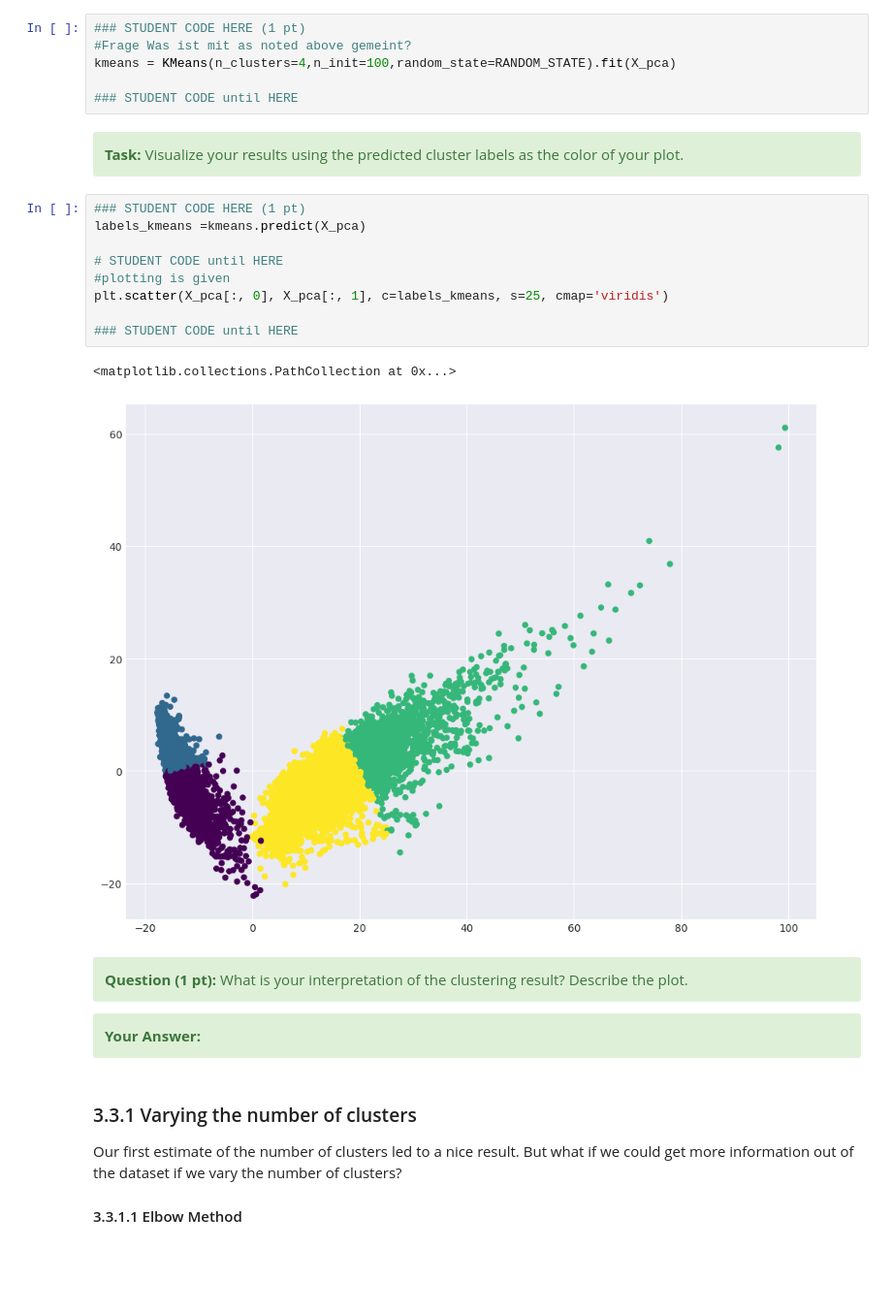
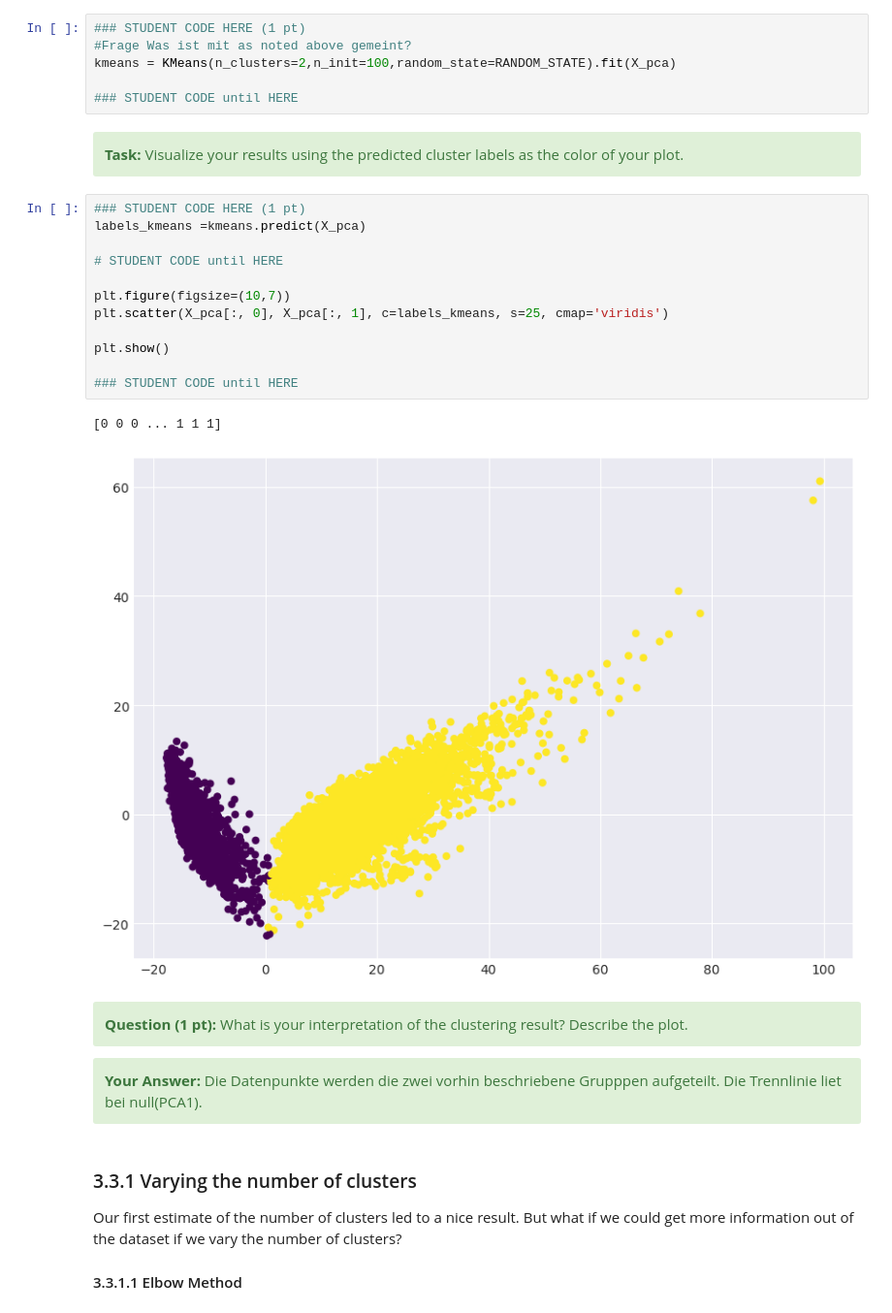
Before and after one commit to anton-seifert/LAMA, a Jupyter notebook: task-3-unsupervised-learning/3_pca_clustering.ipynb, the cells around one changed output. Shown at 97% size. Drawn from its saved outputs; the diff is of its cells as text; blank space fills up the shorter version.

```diff
--- a/task-3-unsupervised-learning/3_pca_clustering.ipynb
+++ b/task-3-unsupervised-learning/3_pca_clustering.ipynb
@@ -290,7 +291,7 @@ Other parameters should have default values.
 # %%
 ### STUDENT CODE HERE (1 pt)
 #Frage Was ist mit as noted above gemeint?
-kmeans = KMeans(n_clusters=4,n_init=100,random_state=RANDOM_STATE).fit(X_pca)
+kmeans = KMeans(n_clusters=2,n_init=100,random_state=RANDOM_STATE).fit(X_pca)
 
 ### STUDENT CODE until HERE
 # %% [markdown]
@@ -301,21 +302,24 @@ kmeans = KMeans(n_clusters=4,n_init=100,random_state=RANDOM_STATE).fit(X_pca)
 # %%
 ### STUDENT CODE HERE (1 pt)
 labels_kmeans =kmeans.predict(X_pca)
 
 # STUDENT CODE until HERE
-#plotting is given
+
+plt.figure(figsize=(10,7))
 plt.scatter(X_pca[:, 0], X_pca[:, 1], c=labels_kmeans, s=25, cmap='viridis')
 
+plt.show()
+
 ### STUDENT CODE until HERE
 # %% [output]
-<matplotlib.collections.PathCollection at 0x...>
+[0 0 0 ... 1 1 1]
-[figure, old version]
+[figure, new version]
 # %% [markdown]
 <div class="alert alert-block alert-success">
 <b>Question (1 pt):</b> What is your interpretation of the clustering result? Describe the plot.
 </div>
 <div class="alert alert-block alert-success">
-<b>Your Answer:</b>
+<b>Your Answer:</b> Die Datenpunkte werden die zwei vorhin beschriebene Grupppen aufgeteilt. Die Trennlinie liet bei null(PCA1).
 </div>
 # %% [markdown]
 ### 3.3.1 Varying the number of clusters
```
Also changed, not shown: parts of 18 cells of this notebook.
